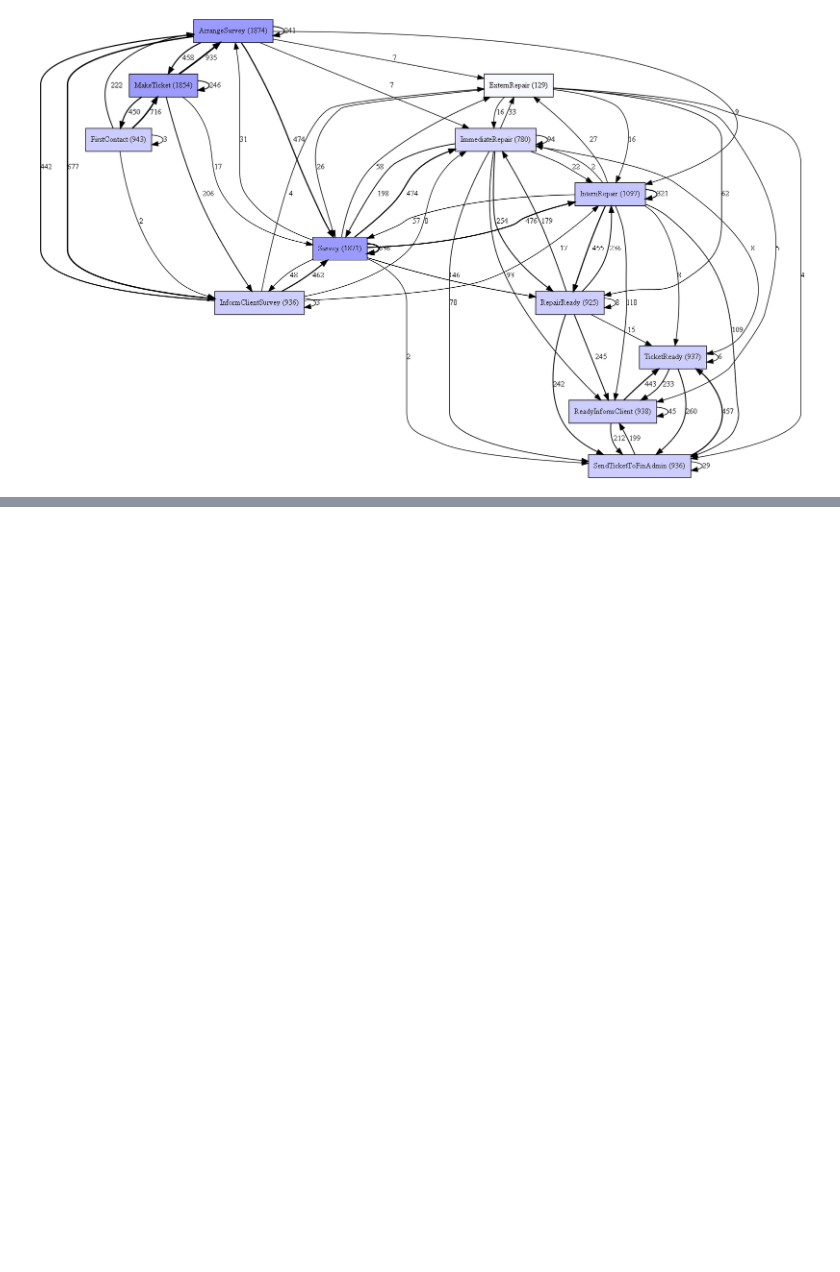
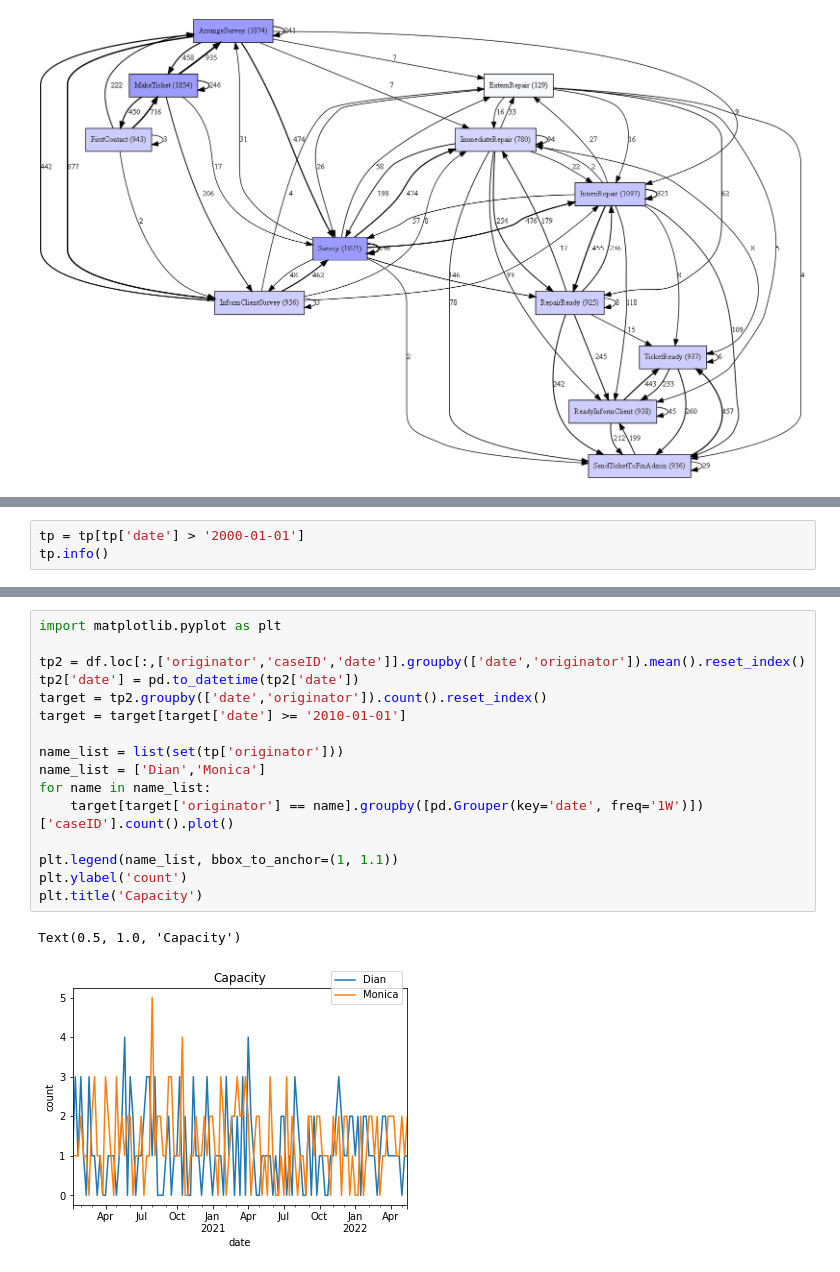
Before and after one commit to jjh0987/MyProject, a Jupyter notebook: pythonProject/process/Untitled2.ipynb, the cells around one changed output, grey strips where cells are left out. Saved outputs shown, nothing was run; the diff lists cells and outputs as text; blank space fills up the shorter version.

```diff
--- a/pythonProject/process/Untitled2.ipynb
+++ b/pythonProject/process/Untitled2.ipynb
@@ -462,0 +527,3 @@ dict(collections.Counter(ans))
+# %%
+tp = tp[tp['date'] > '2000-01-01']
+tp.info()
@@ -462,0 +618,19 @@ dict(collections.Counter(ans))
+# %%
+import matplotlib.pyplot as plt
+
+tp2 = df.loc[:,['originator','caseID','date']].groupby(['date','originator']).mean().reset_index()
+tp2['date'] = pd.to_datetime(tp2['date'])
+target = tp2.groupby(['date','originator']).count().reset_index()
+target = target[target['date'] >= '2010-01-01']
+
+name_list = list(set(tp['originator']))
+name_list = ['Dian','Monica']
+for name in name_list:
+    target[target['originator'] == name].groupby([pd.Grouper(key='date', freq='1W')])['caseID'].count().plot()
+
+plt.legend(name_list, bbox_to_anchor=(1, 1.1))
+plt.ylabel('count')
+plt.title('Capacity')
+# %% [output]
+Text(0.5, 1.0, 'Capacity')
+[figure, added]
```
Also changed, not shown: parts of 26 cells of this notebook.
